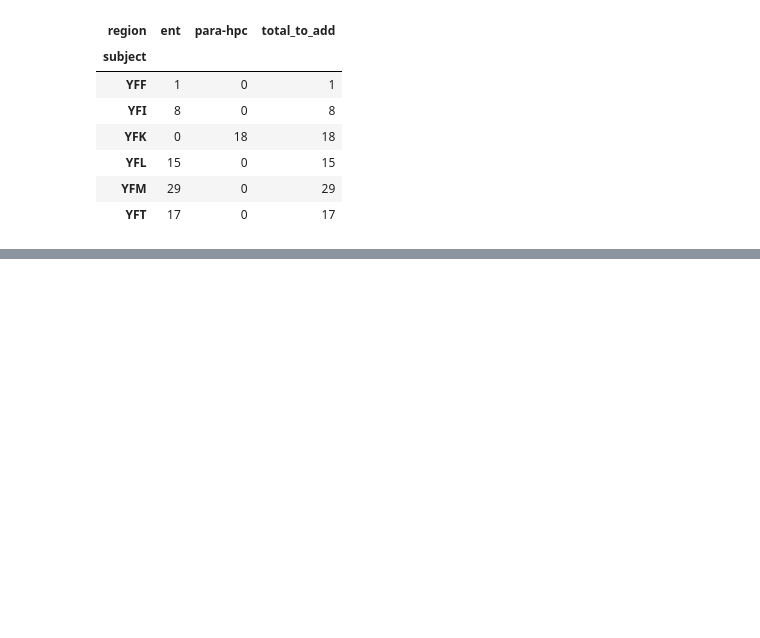
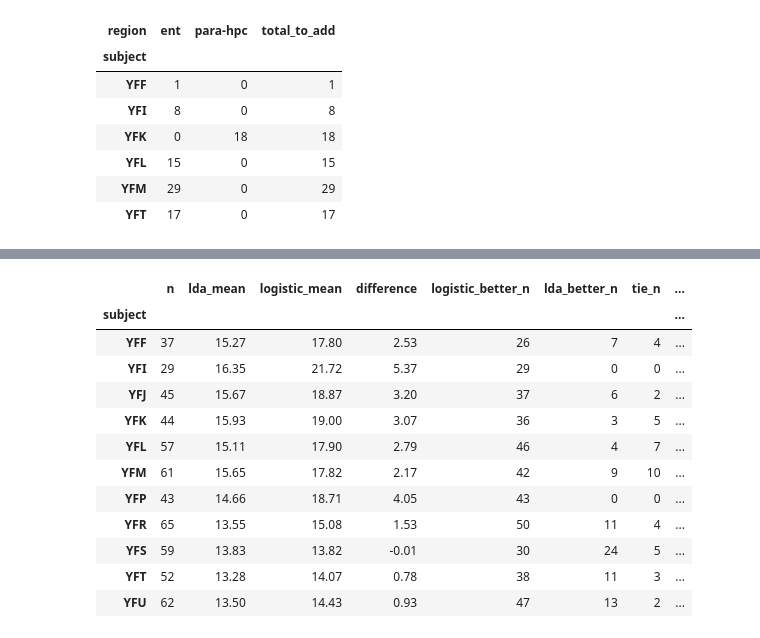
Before and after one commit to Shafiq-Abdu/number-simplex-reproduction, a Jupyter notebook: notebooks1/ldavslog.ipynb, the cells around one changed output, grey strips where cells are left out. Saved outputs shown, nothing was run; the diff lists cells and outputs as text; code cells hidden in the pictures; blank space fills up the shorter version.

```diff
--- a/notebooks1/ldavslog.ipynb
+++ b/notebooks1/ldavslog.ipynb
@@ -838,0 +988,59 @@ region_subjects
+# %%
+# ============================================================
+# SUBJECT-LEVEL ACCURACY COMPARISON
+# ============================================================
+
+subject_summary = (
+    df.groupby("subject")
+    .agg(
+        n=("neuron", "size"),
+        lda_mean=("lda_accuracy_percent", "mean"),
+        logistic_mean=("logistic_accuracy_percent", "mean"),
+    )
+)
+
+subject_summary["difference"] = (
+    subject_summary["logistic_mean"]
+    - subject_summary["lda_mean"]
+)
+
+subject_summary["logistic_better_n"] = (
+    df["accuracy_difference"] > 0
+).groupby(df["subject"]).sum()
+
+subject_summary["lda_better_n"] = (
+    df["accuracy_difference"] < 0
+).groupby(df["subject"]).sum()
+
+subject_summary["tie_n"] = (
+    df["accuracy_difference"] == 0
+).groupby(df["subject"]).sum()
+
+subject_summary["logistic_better_percent"] = (
+    100
+    * subject_summary["logistic_better_n"]
+    / subject_summary["n"]
+)
+
+display(
+    subject_summary.round({
+        "lda_mean": 2,
+        "logistic_mean": 2,
+        "difference": 2,
+        "logistic_better_percent": 2,
+    })
+)
+# %% [output]
+|  | n | lda_mean | logistic_mean | difference | logistic_better_n | lda_better_n | tie_n | ... |
+| subject |  |  |  |  |  |  |  | ... |
+| YFF | 37 | 15.27 | 17.80 | 2.53 | 26 | 7 | 4 | ... |
+| YFI | 29 | 16.35 | 21.72 | 5.37 | 29 | 0 | 0 | ... |
+| YFJ | 45 | 15.67 | 18.87 | 3.20 | 37 | 6 | 2 | ... |
+| YFK | 44 | 15.93 | 19.00 | 3.07 | 36 | 3 | 5 | ... |
+| YFL | 57 | 15.11 | 17.90 | 2.79 | 46 | 4 | 7 | ... |
+| YFM | 61 | 15.65 | 17.82 | 2.17 | 42 | 9 | 10 | ... |
+| YFP | 43 | 14.66 | 18.71 | 4.05 | 43 | 0 | 0 | ... |
+| YFR | 65 | 13.55 | 15.08 | 1.53 | 50 | 11 | 4 | ... |
+| YFS | 59 | 13.83 | 13.82 | -0.01 | 30 | 24 | 5 | ... |
+| YFT | 52 | 13.28 | 14.07 | 0.78 | 38 | 11 | 3 | ... |
+| YFU | 62 | 13.50 | 14.43 | 0.93 | 47 | 13 | 2 | ... |
```
Also changed, not shown: parts of 9 cells of this notebook, 4 other files.
